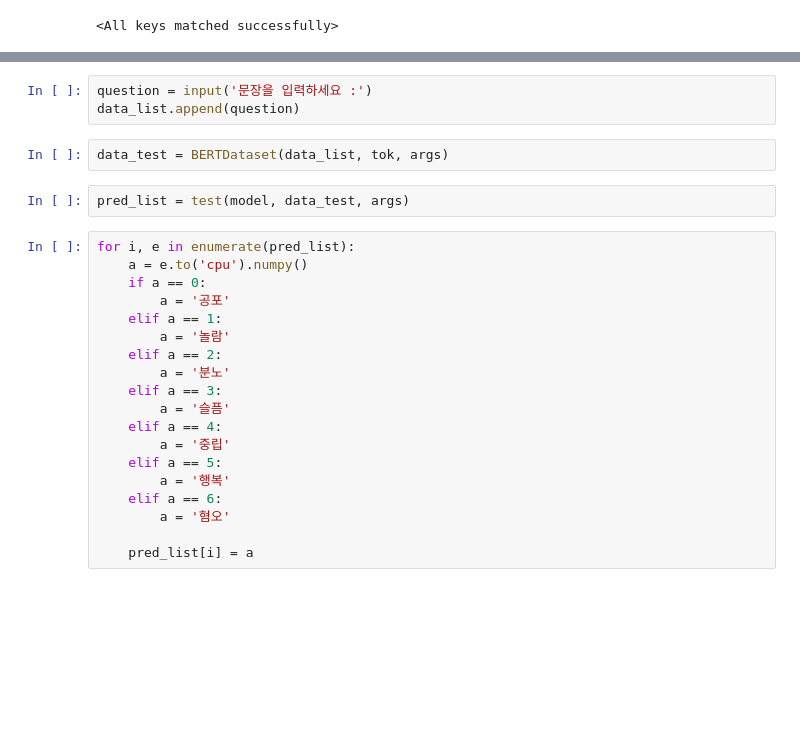
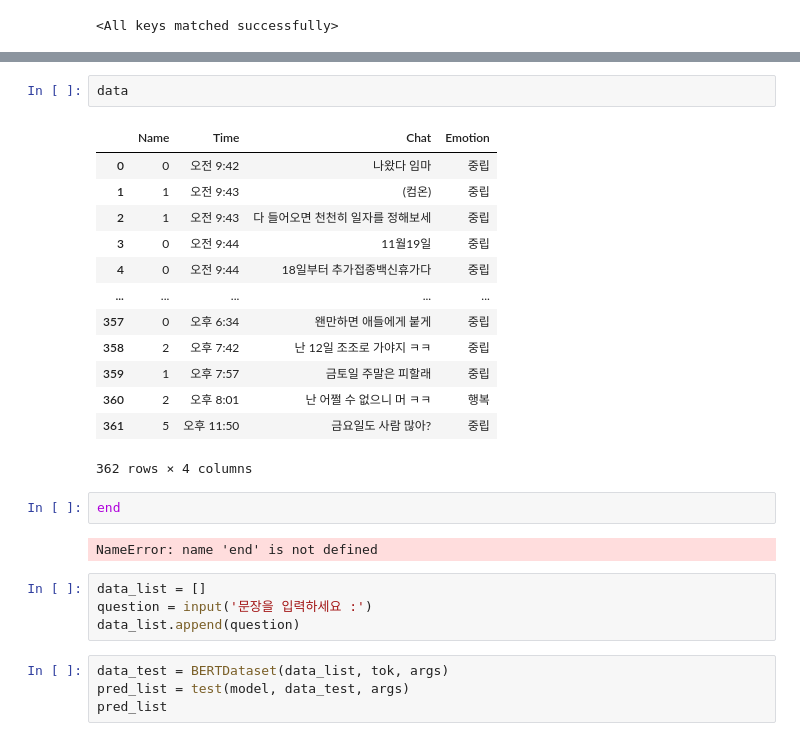
Before and after one commit to tigerak/kakao, a Jupyter notebook: Test.ipynb, the cells around one changed output, grey strips where cells are left out. Cells and saved outputs as stored; diff of their text form; blank space fills up the shorter version.

```diff
--- a/Test.ipynb
+++ b/Test.ipynb
@@ -129,26 +259,28 @@ data_list = []
+# %%
+data
+# %% [output]
+|  | Name | Time | Chat | Emotion |
+| 0 | 0 | 오전 9:42 | 나왔다 임마 | 중립 |
+| 1 | 1 | 오전 9:43 | (컴온) | 중립 |
+| 2 | 1 | 오전 9:43 | 다 들어오면 천천히 일자를 정해보세 | 중립 |
+| 3 | 0 | 오전 9:44 | 11월19일 | 중립 |
+| 4 | 0 | 오전 9:44 | 18일부터 추가접종백신휴가다 | 중립 |
+| ... | ... | ... | ... | ... |
+| 357 | 0 | 오후 6:34 | 왠만하면 애들에게 붙게 | 중립 |
+| 358 | 2 | 오후 7:42 | 난 12일 조조로 가야지 ㅋㅋ | 중립 |
+| 359 | 1 | 오후 7:57 | 금토일 주말은 피할래 | 중립 |
+| 360 | 2 | 오후 8:01 | 난 어쩔 수 없으니 머 ㅋㅋ | 행복 |
+| 361 | 5 | 오후 11:50 | 금요일도 사람 많아? | 중립 |
+362 rows × 4 columns
+# %%
+end
+# %% [output]
+NameError: name 'end' is not defined
 # %%
+data_list = []
 question = input('문장을 입력하세요 :')
 data_list.append(question)
 # %%
 data_test = BERTDataset(data_list, tok, args)
+pred_list = test(model, data_test, args)
+pred_list
-# %%
-pred_list = test(model, data_test, args)
-# %%
-for i, e in enumerate(pred_list):
-    a = e.to('cpu').numpy()
-    if a == 0:
-        a = '공포'
-    elif a == 1:
-        a = '놀람'
-    elif a == 2:
-        a = '분노'
-    elif a == 3:
-        a = '슬픔'
-    elif a == 4:
-        a = '중립'
-    elif a == 5:
-        a = '행복'
-    elif a == 6:
-        a = '혐오'
-
-    pred_list[i] = a
```
Also changed, not shown: parts of 14 cells of this notebook, 1 other file.
